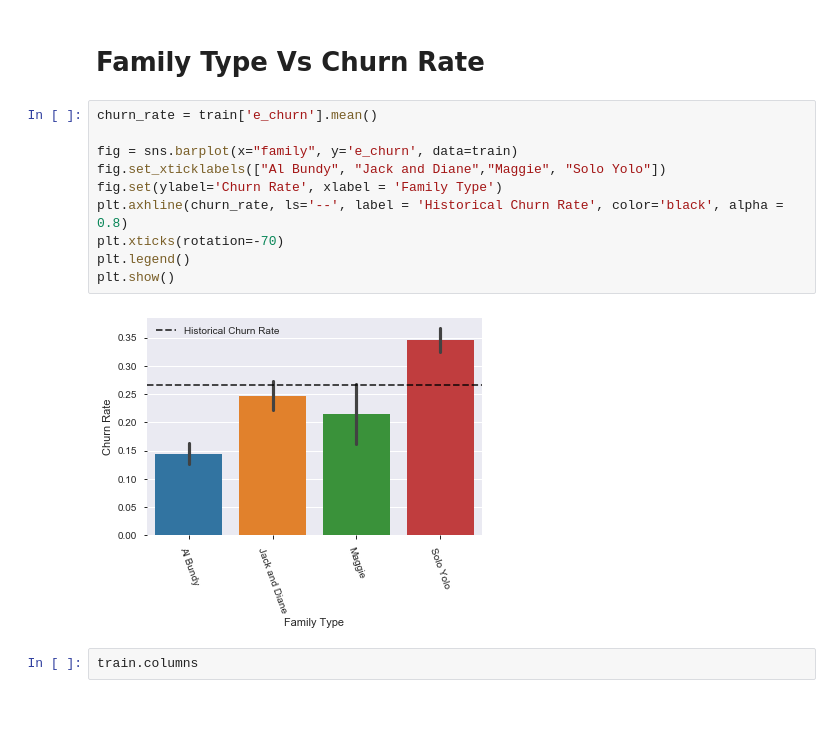
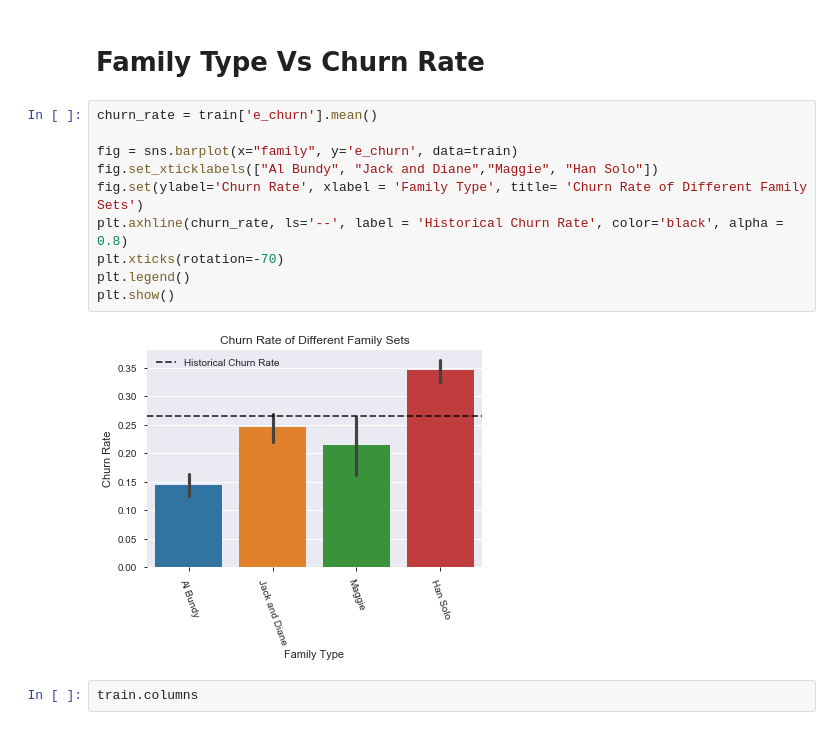
Before and after one commit to Padraic-Doran/classification_project, a Jupyter notebook: telco_class_project.ipynb, the cells around one changed output. Saved outputs shown, nothing was run; the diff lists cells and outputs as text.

```diff
--- a/telco_class_project.ipynb
+++ b/telco_class_project.ipynb
@@ -606,15 +606,15 @@ plt.show()
 # %%
 churn_rate = train['e_churn'].mean()
 
 fig = sns.barplot(x="family", y='e_churn', data=train)
-fig.set_xticklabels(["Al Bundy", "Jack and Diane","Maggie", "Solo Yolo"])
-fig.set(ylabel='Churn Rate', xlabel = 'Family Type')
+fig.set_xticklabels(["Al Bundy", "Jack and Diane","Maggie", "Han Solo"])
+fig.set(ylabel='Churn Rate', xlabel = 'Family Type', title= 'Churn Rate of Different Family Sets')
 plt.axhline(churn_rate, ls='--', label = 'Historical Churn Rate', color='black', alpha = 0.8)
 plt.xticks(rotation=-70)
 plt.legend()
 plt.show()
 # %% [output]
-[figure, old version]
+[figure, new version]
 # %%
 train.columns
 # %% [output]
```
Also changed, not shown: parts of 12 cells of this notebook.
